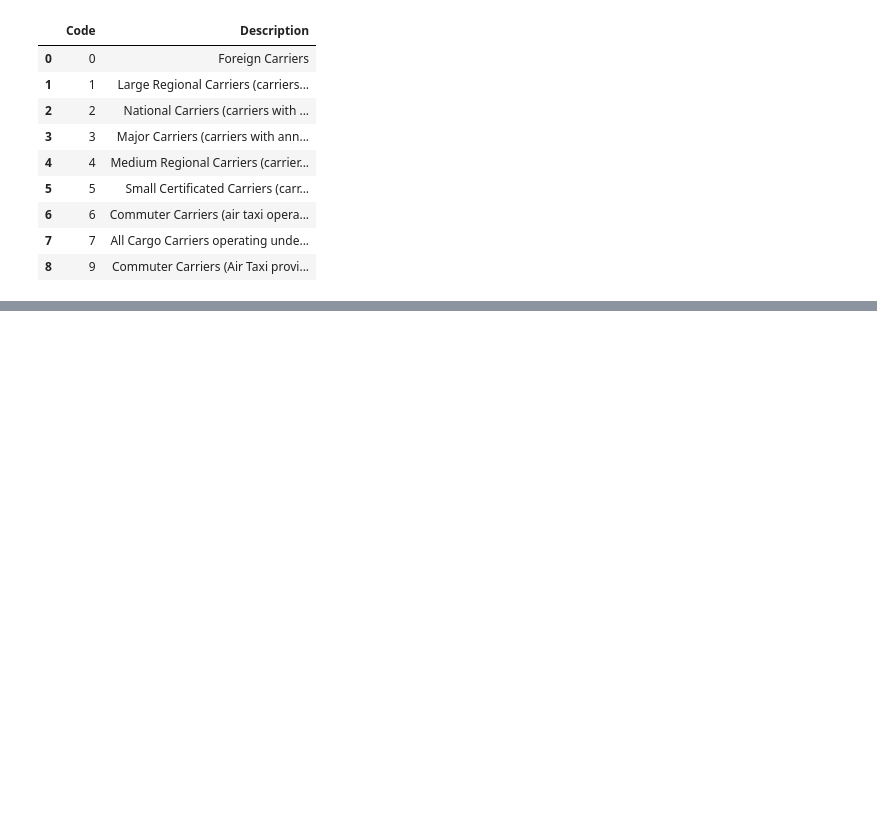
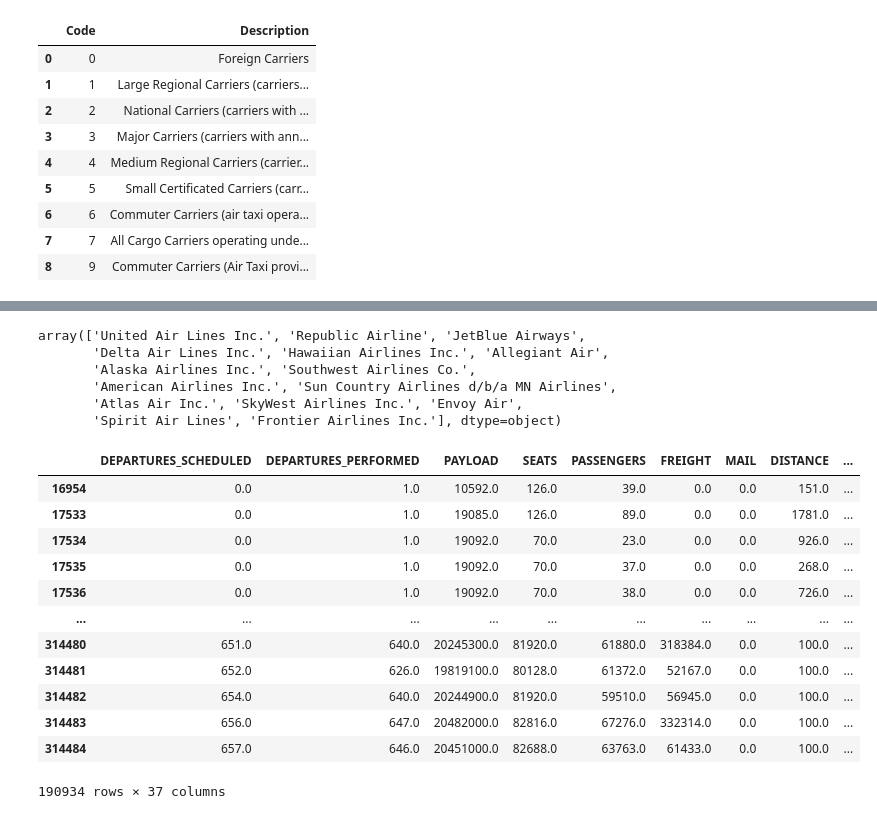
Before and after one commit to admacpherson/T-100-Aviation-Data, a Jupyter notebook: notebook.ipynb, the cells around one changed output, grey strips where cells are left out. Cells and saved outputs as stored; diff of their text form; code cells hidden in the pictures; blank space fills up the shorter version.

Commit message:
Filter passenger flights

```diff
--- a/notebook.ipynb
+++ b/notebook.ipynb
@@ -51,0 +63,28 @@ KeyError: 'UNQIUE_CARRIER_NAME'
+# %%
+# Filter passenger flights only
+major_passenger_flights = major_carriers.loc[major_carriers['PASSENGERS'] > 0]
+major_passenger_flights['CARRIER_NAME'].unique()
+# %% [output]
+array(['United Air Lines Inc.', 'Republic Airline', 'JetBlue Airways',
+       'Delta Air Lines Inc.', 'Hawaiian Airlines Inc.', 'Allegiant Air',
+       'Alaska Airlines Inc.', 'Southwest Airlines Co.',
+       'American Airlines Inc.', 'Sun Country Airlines d/b/a MN Airlines',
+       'Atlas Air Inc.', 'SkyWest Airlines Inc.', 'Envoy Air',
+       'Spirit Air Lines', 'Frontier Airlines Inc.'], dtype=object)
+# %%
+major_passenger_flights = major_passenger_flights[major_passenger_flights['DEPARTURES_PERFORMED'] > 0]
+major_passenger_flights
+# %% [output]
+|  | DEPARTURES_SCHEDULED | DEPARTURES_PERFORMED | PAYLOAD | SEATS | PASSENGERS | FREIGHT | MAIL | DISTANCE | ... |
+| 16954 | 0.0 | 1.0 | 10592.0 | 126.0 | 39.0 | 0.0 | 0.0 | 151.0 | ... |
+| 17533 | 0.0 | 1.0 | 19085.0 | 126.0 | 89.0 | 0.0 | 0.0 | 1781.0 | ... |
+| 17534 | 0.0 | 1.0 | 19092.0 | 70.0 | 23.0 | 0.0 | 0.0 | 926.0 | ... |
+| 17535 | 0.0 | 1.0 | 19092.0 | 70.0 | 37.0 | 0.0 | 0.0 | 268.0 | ... |
+| 17536 | 0.0 | 1.0 | 19092.0 | 70.0 | 38.0 | 0.0 | 0.0 | 726.0 | ... |
+| ... | ... | ... | ... | ... | ... | ... | ... | ... | ... |
+| 314480 | 651.0 | 640.0 | 20245300.0 | 81920.0 | 61880.0 | 318384.0 | 0.0 | 100.0 | ... |
+| 314481 | 652.0 | 626.0 | 19819100.0 | 80128.0 | 61372.0 | 52167.0 | 0.0 | 100.0 | ... |
+| 314482 | 654.0 | 640.0 | 20244900.0 | 81920.0 | 59510.0 | 56945.0 | 0.0 | 100.0 | ... |
+| 314483 | 656.0 | 647.0 | 20482000.0 | 82816.0 | 67276.0 | 332314.0 | 0.0 | 100.0 | ... |
+| 314484 | 657.0 | 646.0 | 20451000.0 | 82688.0 | 63763.0 | 61433.0 | 0.0 | 100.0 | ... |
+190934 rows × 37 columns
```
Also changed, not shown: parts of 2 cells of this notebook.
